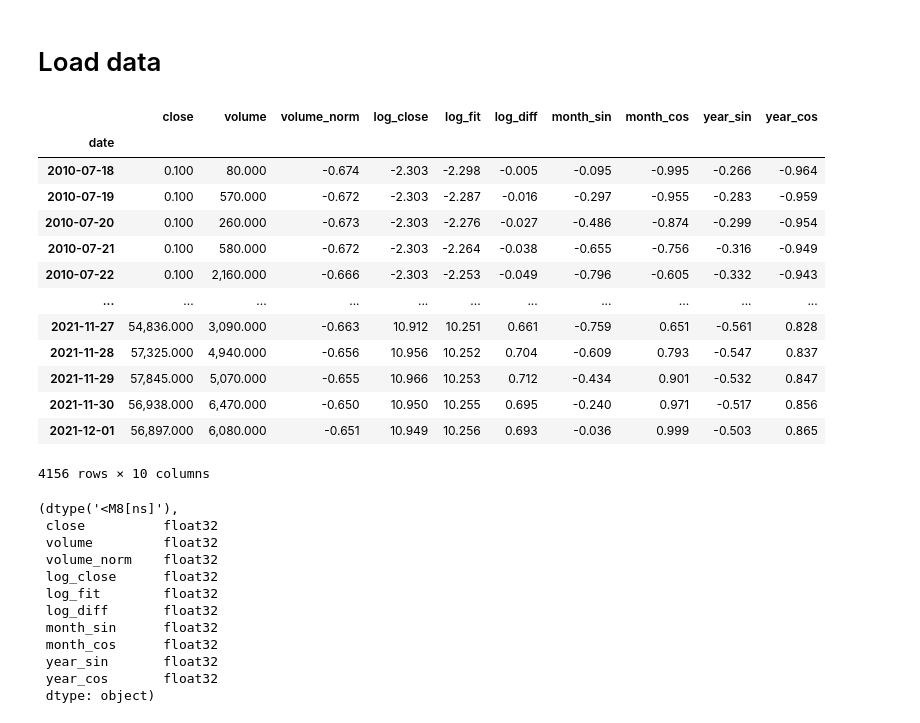
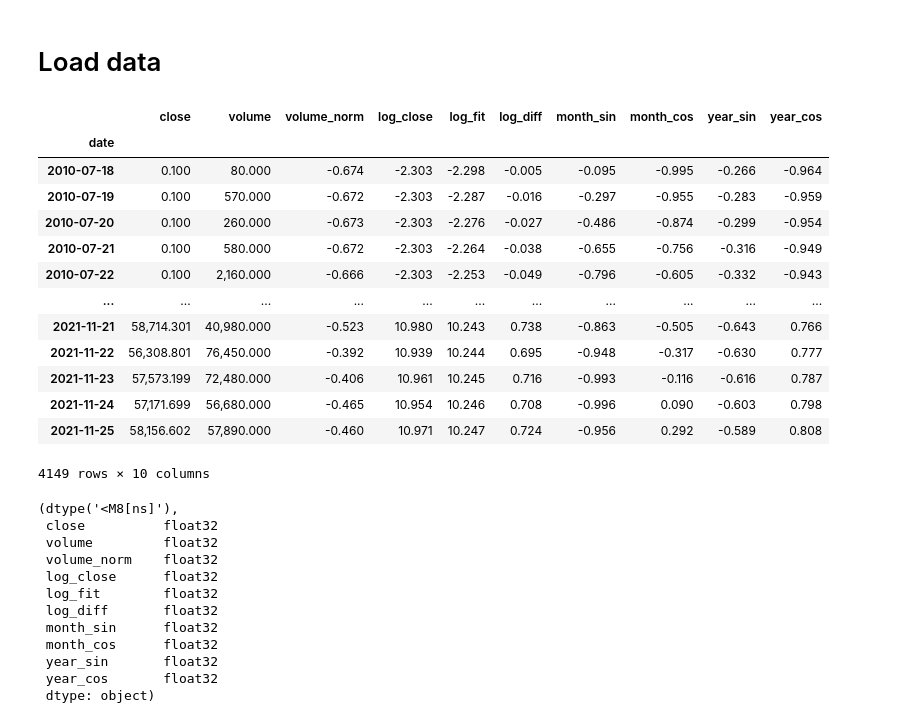
Before and after one commit to FreeLike76/KpiDataScience, a Jupyter notebook: Lab5/ds5_load_forecast.ipynb, the cells around one changed output. Cells and saved outputs as stored; diff of their text form; code cells hidden in the pictures.

```diff
--- a/Lab5/ds5_load_forecast.ipynb
+++ b/Lab5/ds5_load_forecast.ipynb
@@ -22,23 +22,23 @@ pd.options.display.float_format = "{:,.3f}".format
 # %% [markdown]
 # Load data
 # %%
-df = pd.read_csv("mod_data2.csv", index_col="date", parse_dates=True, dtype=np.float32)
+df = pd.read_csv("mod_data.csv", index_col="date", parse_dates=True, dtype=np.float32)
 df
 # %% [output]
 |  | close | volume | volume_norm | log_close | log_fit | log_diff | month_sin | month_cos | year_sin | year_cos |
 | date |  |  |  |  |  |  |  |  |  |  |
 | 2010-07-18 | 0.100 | 80.000 | -0.674 | -2.303 | -2.298 | -0.005 | -0.095 | -0.995 | -0.266 | -0.964 |
 | 2010-07-19 | 0.100 | 570.000 | -0.672 | -2.303 | -2.287 | -0.016 | -0.297 | -0.955 | -0.283 | -0.959 |
 | 2010-07-20 | 0.100 | 260.000 | -0.673 | -2.303 | -2.276 | -0.027 | -0.486 | -0.874 | -0.299 | -0.954 |
 | 2010-07-21 | 0.100 | 580.000 | -0.672 | -2.303 | -2.264 | -0.038 | -0.655 | -0.756 | -0.316 | -0.949 |
 | 2010-07-22 | 0.100 | 2,160.000 | -0.666 | -2.303 | -2.253 | -0.049 | -0.796 | -0.605 | -0.332 | -0.943 |
 | ... | ... | ... | ... | ... | ... | ... | ... | ... | ... | ... |
-| 2021-11-27 | 54,836.000 | 3,090.000 | -0.663 | 10.912 | 10.251 | 0.661 | -0.759 | 0.651 | -0.561 | 0.828 |
-| 2021-11-28 | 57,325.000 | 4,940.000 | -0.656 | 10.956 | 10.252 | 0.704 | -0.609 | 0.793 | -0.547 | 0.837 |
-| 2021-11-29 | 57,845.000 | 5,070.000 | -0.655 | 10.966 | 10.253 | 0.712 | -0.434 | 0.901 | -0.532 | 0.847 |
-| 2021-11-30 | 56,938.000 | 6,470.000 | -0.650 | 10.950 | 10.255 | 0.695 | -0.240 | 0.971 | -0.517 | 0.856 |
-| 2021-12-01 | 56,897.000 | 6,080.000 | -0.651 | 10.949 | 10.256 | 0.693 | -0.036 | 0.999 | -0.503 | 0.865 |
+| 2021-11-21 | 58,714.301 | 40,980.000 | -0.523 | 10.980 | 10.243 | 0.738 | -0.863 | -0.505 | -0.643 | 0.766 |
+| 2021-11-22 | 56,308.801 | 76,450.000 | -0.392 | 10.939 | 10.244 | 0.695 | -0.948 | -0.317 | -0.630 | 0.777 |
+| 2021-11-23 | 57,573.199 | 72,480.000 | -0.406 | 10.961 | 10.245 | 0.716 | -0.993 | -0.116 | -0.616 | 0.787 |
+| 2021-11-24 | 57,171.699 | 56,680.000 | -0.465 | 10.954 | 10.246 | 0.708 | -0.996 | 0.090 | -0.603 | 0.798 |
+| 2021-11-25 | 58,156.602 | 57,890.000 | -0.460 | 10.971 | 10.247 | 0.724 | -0.956 | 0.292 | -0.589 | 0.808 |
-4156 rows × 10 columns
+4149 rows × 10 columns
 # %%
 df.index.dtype, df.dtypes
 # %% [output]
```
Also changed, not shown: parts of 4 cells of this notebook.
